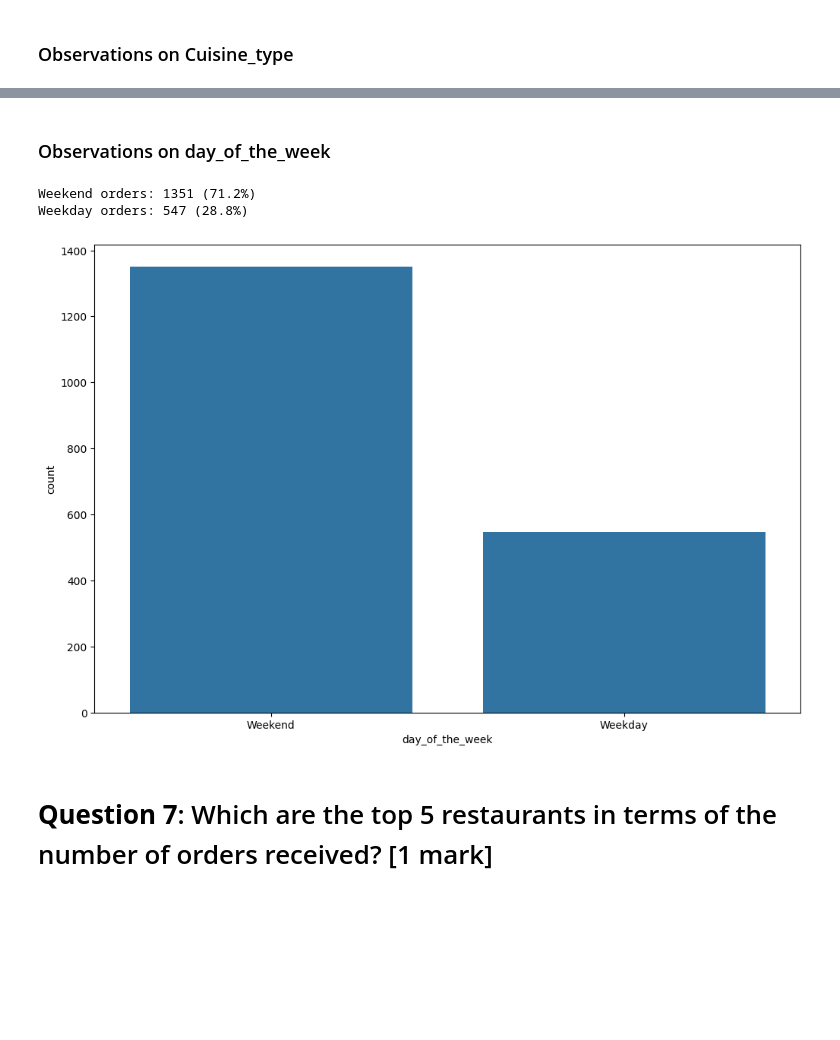
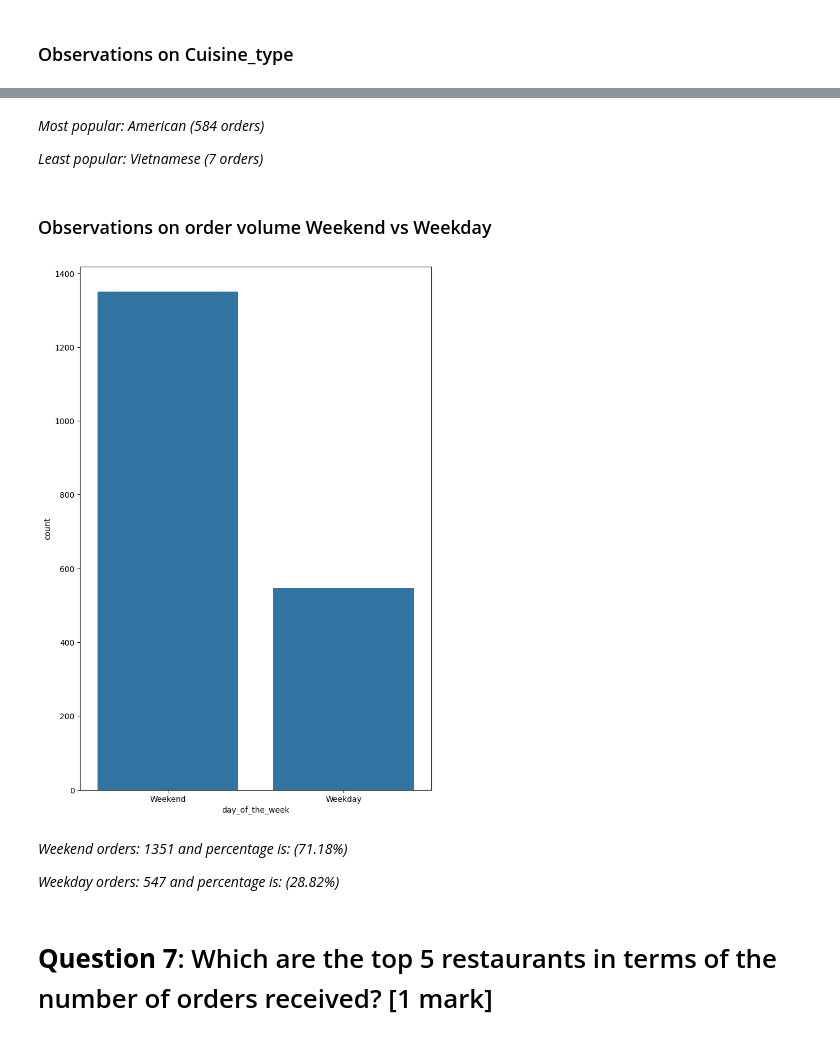
Before and after one commit to DebugDuchess28/SiriAIML, a Jupyter notebook: FoodHub_Data_Analysis_Full_Code.ipynb, the cells around one changed output, grey strips where cells are left out. Drawn from its saved outputs; the diff is of its cells as text; code cells hidden in the pictures; blank space fills up the shorter version.

```diff
--- a/FoodHub_Data_Analysis_Full_Code.ipynb
+++ b/FoodHub_Data_Analysis_Full_Code.ipynb
@@ -145,10 +124,12 @@ None
 #### Observations:
 # %% [markdown]
 ### **Question 3:** Are there any missing values in the data? If yes, treat them using an appropriate method. [1 mark]
-# %%
-# Write your code here
-# checking missing values
-df.isnull().sum()
-
-df['rating'] = df['rating'].replace(['Not given'], np.nan)
-df['rating'] = df['rating'].astype(float)
+# %%
+df.isnull().sum()
+
+mode_rating = df[df['rating'] != 'Not given']['rating'].mode()[0]
+df['rating'] = df['rating'].replace('Not given', mode_rating)
+
+# Median Imputation
+median_value = df['delivery_time'].median()
+df['delivery_time'] = df['delivery_time'].fillna(median_value)
@@ -338,17 +343,21 @@ Least popular: Vietnamese (7 orders)
+# %% [markdown]
+*Most popular: American (584 orders)*
+
+*Least popular: Vietnamese (7 orders)*
 # %% [markdown]
-### Observations on day_of_the_week
+### Observations on order volume Weekend vs Weekday
 # %%
-plt.figure(figsize=(12,8))
+plt.figure(figsize=(8,12))
 sns.countplot(data=df, x='day_of_the_week');
 day_counts = df['day_of_the_week'].value_counts()
 weekend_orders = day_counts['Weekend']
 weekday_orders = day_counts['Weekday']
-print(f"Weekend orders: {weekend_orders} ({weekend_orders/len(df)*100:.1f}%)")
-print(f"Weekday orders: {weekday_orders} ({weekday_orders/len(df)*100:.1f}%)")
 # %% [output]
-Weekend orders: 1351 (71.2%)
-Weekday orders: 547 (28.8%)
-[figure, old version]
+[figure, new version]
+# %% [markdown]
+*Weekend orders: 1351 and percentage is: (71.18%)*
+
+*Weekday orders: 547 and percentage is: (28.82%)*
 # %% [markdown]
 # **Question 7**: Which are the top 5 restaurants in terms of the number of orders received? [1 mark]
 # %%
```
Also changed, not shown: parts of 69 cells of this notebook.
